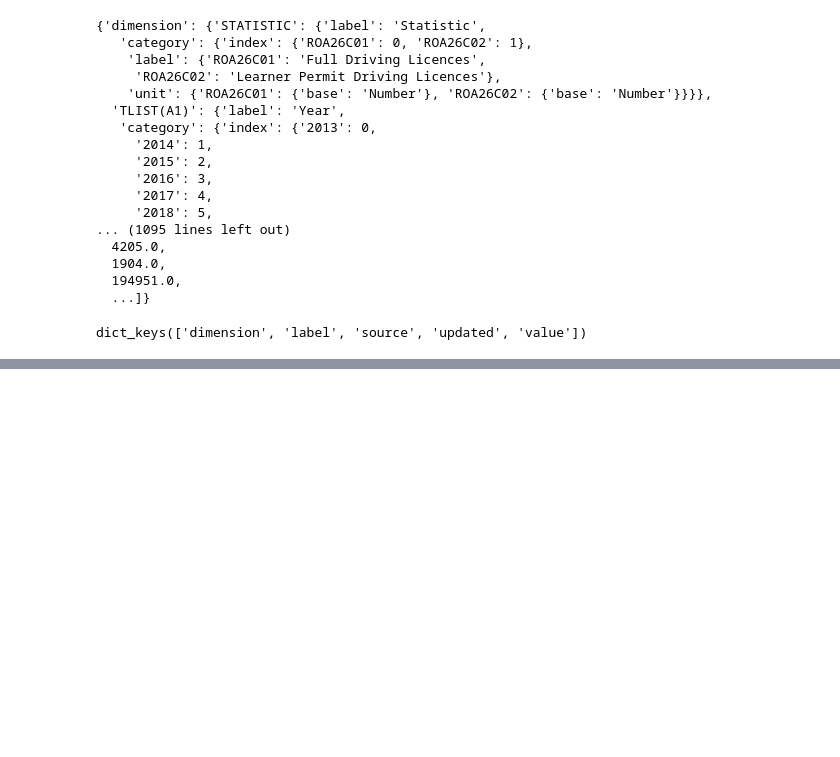
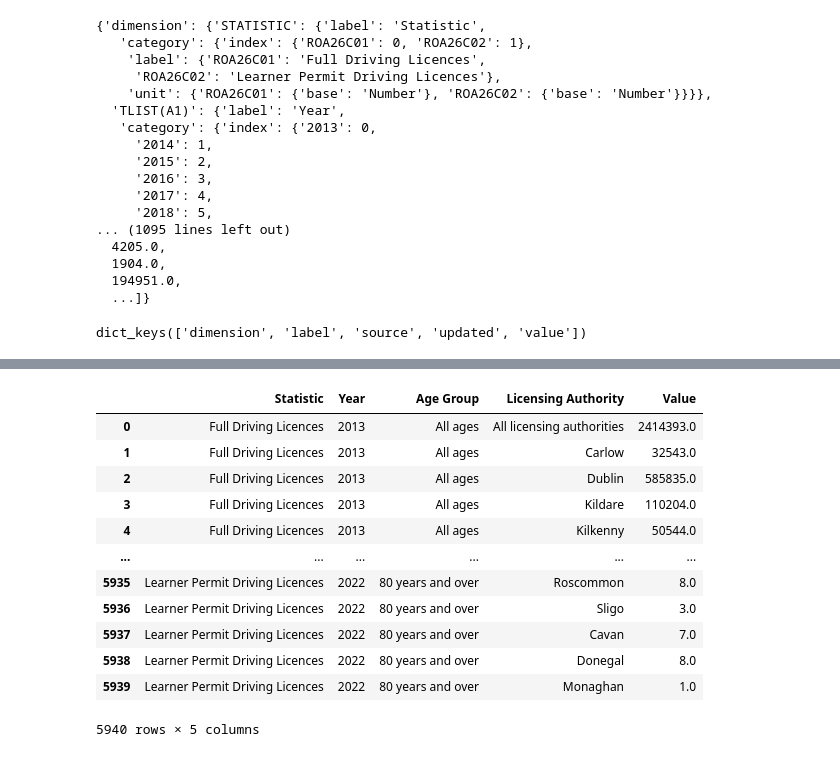
Before and after one commit to TunahanINCE/Current-Driving-Licences, a Jupyter notebook: Current_Driving_Licences.ipynb, the cells around one changed output, grey strips where cells are left out. Drawn from its saved outputs; the diff is of its cells as text; code cells hidden in the pictures; blank space fills up the shorter version.

```diff
--- a/Current_Driving_Licences.ipynb
+++ b/Current_Driving_Licences.ipynb
@@ -161,0 +285,16 @@ data['dataset']['dimension']['TLIST(A1)']['category']
+# %%
+df
+# %% [output]
+|  | Statistic | Year | Age Group | Licensing Authority | Value |
+| 0 | Full Driving Licences | 2013 | All ages | All licensing authorities | 2414393.0 |
+| 1 | Full Driving Licences | 2013 | All ages | Carlow | 32543.0 |
+| 2 | Full Driving Licences | 2013 | All ages | Dublin | 585835.0 |
+| 3 | Full Driving Licences | 2013 | All ages | Kildare | 110204.0 |
+| 4 | Full Driving Licences | 2013 | All ages | Kilkenny | 50544.0 |
+| ... | ... | ... | ... | ... | ... |
+| 5935 | Learner Permit Driving Licences | 2022 | 80 years and over | Roscommon | 8.0 |
+| 5936 | Learner Permit Driving Licences | 2022 | 80 years and over | Sligo | 3.0 |
+| 5937 | Learner Permit Driving Licences | 2022 | 80 years and over | Cavan | 7.0 |
+| 5938 | Learner Permit Driving Licences | 2022 | 80 years and over | Donegal | 8.0 |
+| 5939 | Learner Permit Driving Licences | 2022 | 80 years and over | Monaghan | 1.0 |
+5940 rows × 5 columns
```
Also changed, not shown: parts of 25 cells of this notebook.
